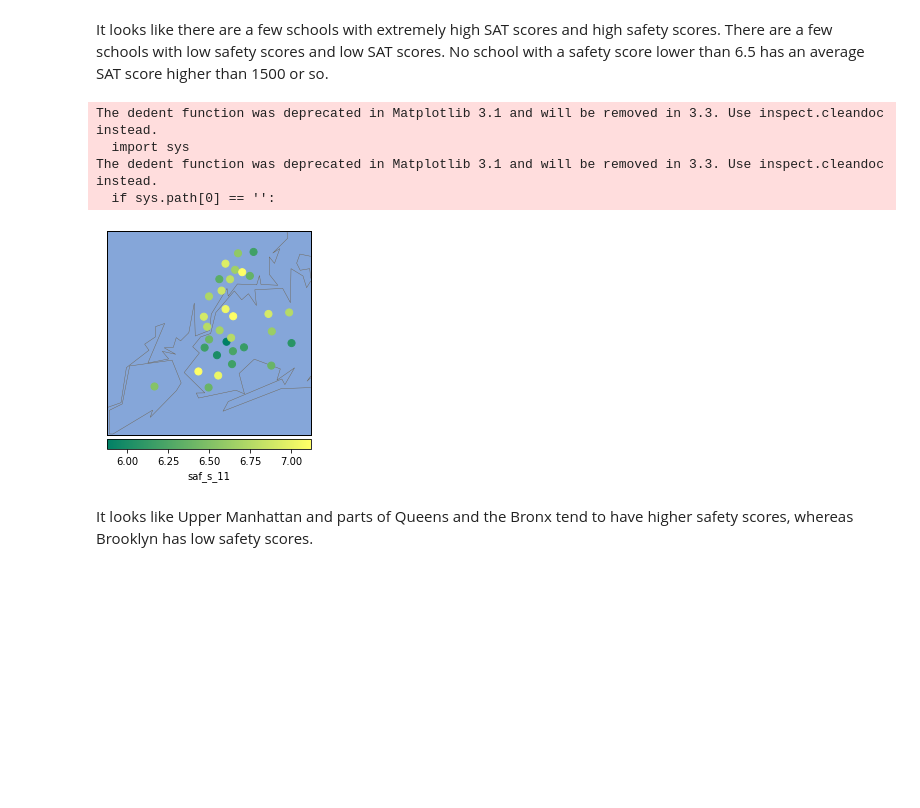
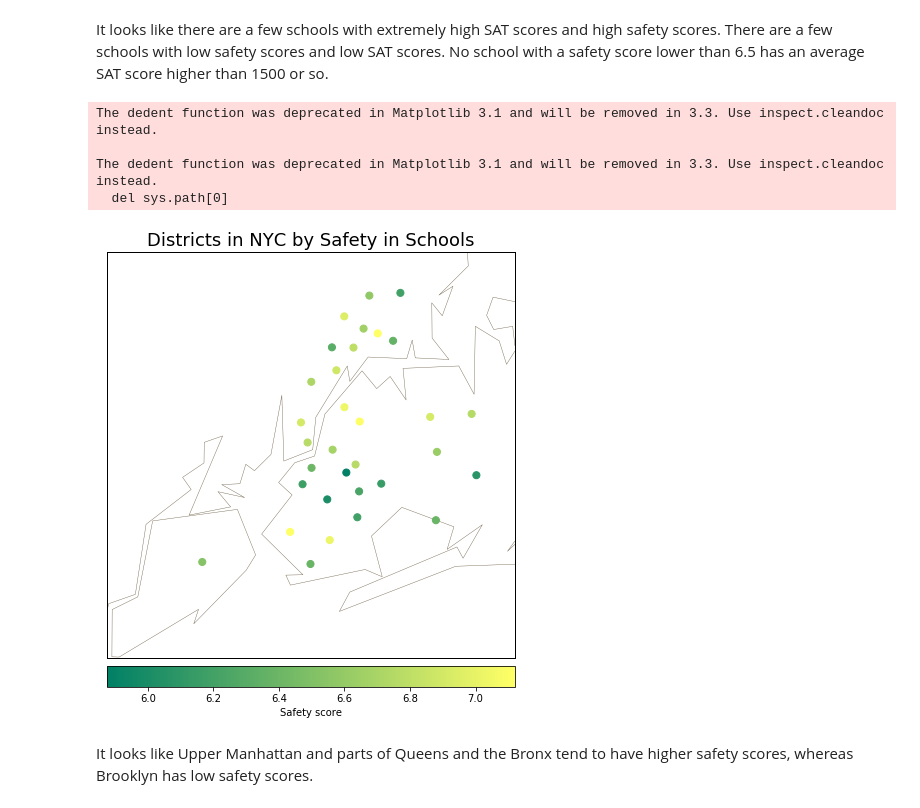
Before and after one commit to bhvya1505/Analyzing-NYC-High-School-Data, a Jupyter notebook: Basics.ipynb, the cells around one changed output. Cells and saved outputs as stored; diff of their text form; code cells hidden in the pictures; blank space fills up the shorter version.

```diff
--- a/Basics.ipynb
+++ b/Basics.ipynb
@@ -632,31 +651,32 @@ combined.plot.scatter('saf_s_11', 'sat_score')
 # %% [markdown]
 It looks like there are a few schools with extremely high SAT scores and high safety scores. There are a few schools with low safety scores and low SAT scores. No school with a safety score lower than 6.5 has an average SAT score higher than 1500 or so.
 # %%
+plt.figure(figsize=(8,8))
 m = Basemap(
     projection='merc',
     llcrnrlat=40.496044,
     urcrnrlat=40.915256,
     llcrnrlon=-74.255735,
     urcrnrlon=-73.700272,
     resolution='i'
 )
 
-m.drawmapboundary(fill_color='#85A6D9')
+m.drawmapboundary()
 m.drawcoastlines(color='#6D5F47', linewidth=.4)
 m.drawrivers(color='#6D5F47', linewidth=.4)
 
 longitudes = districts["lon"].tolist()
 latitudes = districts["lat"].tolist()
-m.scatter(longitudes, latitudes, s=50, zorder=2, latlon=True, c=districts["saf_s_11"], cmap="summer")
-m.colorbar(location='bottom', label='saf_s_11')
-
+m.scatter(longitudes, latitudes, s=50, zorder=2, latlon=True, c=districts["saf_s_11"], cmap="summer", edgecolors='face')
+m.colorbar(location='bottom', label='Safety score')
+plt.title('Districts in NYC by Safety in Schools', fontdict={'fontsize':18})
 plt.show()
 # %% [output]
 The dedent function was deprecated in Matplotlib 3.1 and will be removed in 3.3. Use inspect.cleandoc instead.
-  import sys
+
 The dedent function was deprecated in Matplotlib 3.1 and will be removed in 3.3. Use inspect.cleandoc instead.
-  if sys.path[0] == '':
+  del sys.path[0]
-[figure, old version]
+[figure, new version]
 # %% [markdown]
 It looks like Upper Manhattan and parts of Queens and the Bronx tend to have higher safety scores, whereas Brooklyn has low safety scores.
 # %% [markdown]
```
Also changed, not shown: parts of 22 cells of this notebook.
